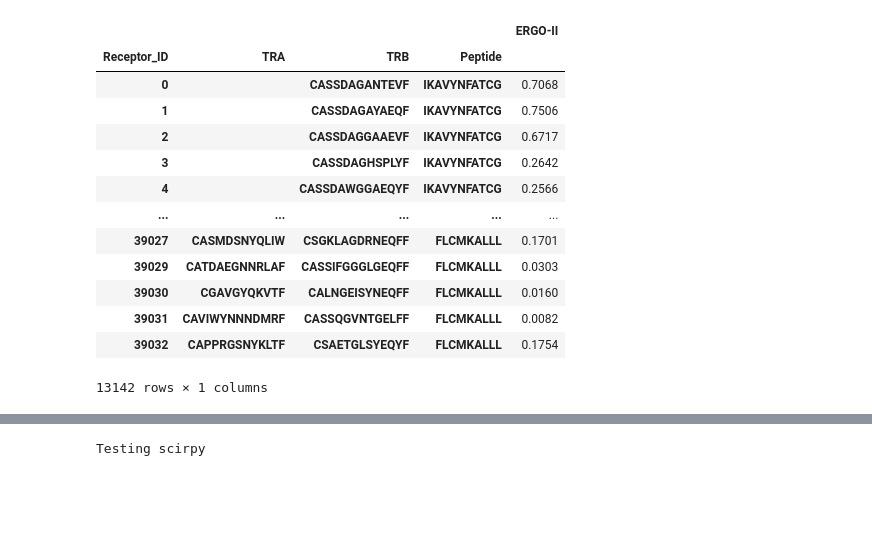
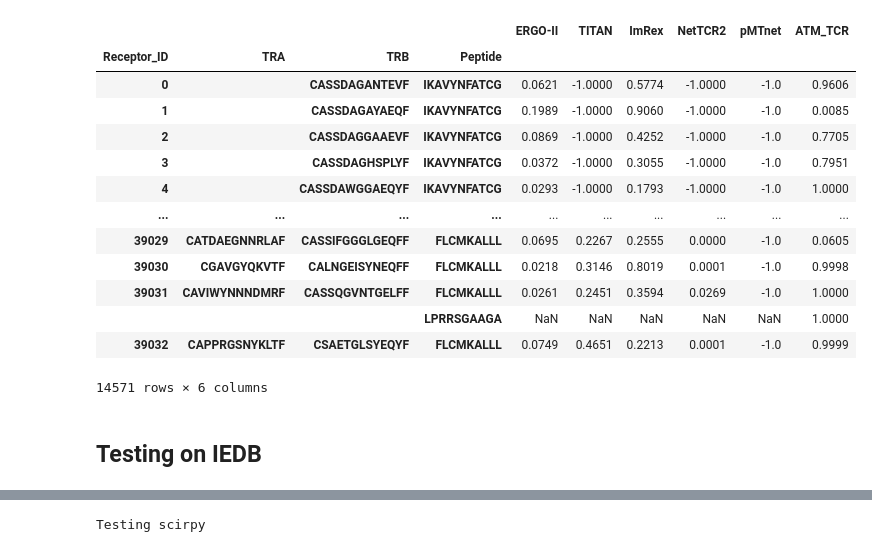
Before and after one commit to SchubertLab/epytope, a Jupyter notebook: Demo.ipynb, the cells around one changed output, grey strips where cells are left out. Cells and saved outputs as stored; diff of their text form; code cells hidden in the pictures; blank space fills up the shorter version.

```diff
--- a/Demo.ipynb
+++ b/Demo.ipynb
@@ -63,6 +100,14 @@ Test binding specificity for TCRs to the corresponding epitopes in the same pass
 # %%
 print("Testing on predefined dataset\n")
-mo.predict_from_dataset(repository= "/home/mahmoud/Documents/epytope/epytope/epytope/TCRSpecificityPrediction/Models/ERGO-II",
-                        df=dataset)
+outputs = []
+for m in TCRSpecificityPredictorFactory.available_methods():
+    mo = TCRSpecificityPredictorFactory(m)
+    outputs.append(mo.predict_from_dataset(df=dataset,
+                                           repository=repository[mo.name],
+                                           trained_on="vdjdb",
+                                           trained_model="/home/mahmoud/Documents/BA/TITAN/TITAN/public/trained_model",
+                                           nettcr_chain="b",
+                                           pMTnet_interpreter=pMTnet_interpreter))
+pd.concat(outputs, axis=1)
 # %% [output]
 Testing on predefined dataset
@@ -72,6 +119,15 @@ Testing on predefined dataset
 # %%
 print("Testing on vdjdb\n")
-mo.predict_from_dataset(repository= "/home/mahmoud/Documents/epytope/epytope/epytope/TCRSpecificityPrediction/Models/ERGO-II",
-                        path=vdjdb, source="vdjdb")
+outputs_vdj = []
+for m in TCRSpecificityPredictorFactory.available_methods():
+    mo = TCRSpecificityPredictorFactory(m)
+    outputs_vdj.append(mo.predict_from_dataset(path=vdjdb,
+                                           source="vdjdb",
+                                           repository=repository[mo.name],
+                                           trained_on="vdjdb",
+                                           trained_model="/home/mahmoud/Documents/BA/TITAN/TITAN/public/trained_model",
+                                           nettcr_chain="ab",
+                                           pMTnet_interpreter=pMTnet_interpreter))
+pd.concat(outputs_vdj, axis=1)
 # %% [output]
 Testing on vdjdb
@@ -92,5 +166,13 @@ Testing on vdjdb
 # %%
-print("Testing on McPAS\n")
-mo.predict_from_dataset(repository= "/home/mahmoud/Documents/epytope/epytope/epytope/TCRSpecificityPrediction/Models/ERGO-II",
-                        path=McPAS, source="mcpas")
+outputs_McPAS = []
+for m in TCRSpecificityPredictorFactory.available_methods():
+    mo = TCRSpecificityPredictorFactory(m)
+    outputs_McPAS.append(mo.predict_from_dataset(path=McPAS,
+                                           source="mcpas",
+                                           repository=repository[mo.name],
+                                           trained_on="vdjdb",
+                                           trained_model="/home/mahmoud/Documents/BA/TITAN/TITAN/public/trained_model",
+                                           nettcr_chain="ab",
+                                           pMTnet_interpreter=pMTnet_interpreter))
+pd.concat(outputs_McPAS, axis=1)
 # %% [output]
@@ -98,15 +196,17 @@ Testing on McPAS
-|  |  |  |  | ERGO-II |
-| Receptor_ID | TRA | TRB | Peptide |  |
-| 0 |  | CASSDAGANTEVF | IKAVYNFATCG | 0.7068 |
-| 1 |  | CASSDAGAYAEQF | IKAVYNFATCG | 0.7506 |
-| 2 |  | CASSDAGGAAEVF | IKAVYNFATCG | 0.6717 |
-| 3 |  | CASSDAGHSPLYF | IKAVYNFATCG | 0.2642 |
-| 4 |  | CASSDAWGGAEQYF | IKAVYNFATCG | 0.2566 |
-| ... | ... | ... | ... | ... |
-| 39027 | CASMDSNYQLIW | CSGKLAGDRNEQFF | FLCMKALLL | 0.1701 |
-| 39029 | CATDAEGNNRLAF | CASSIFGGGLGEQFF | FLCMKALLL | 0.0303 |
-| 39030 | CGAVGYQKVTF | CALNGEISYNEQFF | FLCMKALLL | 0.0160 |
-| 39031 | CAVIWYNNNDMRF | CASSQGVNTGELFF | FLCMKALLL | 0.0082 |
-| 39032 | CAPPRGSNYKLTF | CSAETGLSYEQYF | FLCMKALLL | 0.1754 |
+|  |  |  |  | ERGO-II | TITAN | ImRex | NetTCR2 | pMTnet | ATM_TCR |
+| Receptor_ID | TRA | TRB | Peptide |  |  |  |  |  |  |
+| 0 |  | CASSDAGANTEVF | IKAVYNFATCG | 0.0621 | -1.0000 | 0.5774 | -1.0000 | -1.0 | 0.9606 |
+| 1 |  | CASSDAGAYAEQF | IKAVYNFATCG | 0.1989 | -1.0000 | 0.9060 | -1.0000 | -1.0 | 0.0085 |
+| 2 |  | CASSDAGGAAEVF | IKAVYNFATCG | 0.0869 | -1.0000 | 0.4252 | -1.0000 | -1.0 | 0.7705 |
+| 3 |  | CASSDAGHSPLYF | IKAVYNFATCG | 0.0372 | -1.0000 | 0.3055 | -1.0000 | -1.0 | 0.7951 |
+| 4 |  | CASSDAWGGAEQYF | IKAVYNFATCG | 0.0293 | -1.0000 | 0.1793 | -1.0000 | -1.0 | 1.0000 |
+| ... | ... | ... | ... | ... | ... | ... | ... | ... | ... |
+| 39029 | CATDAEGNNRLAF | CASSIFGGGLGEQFF | FLCMKALLL | 0.0695 | 0.2267 | 0.2555 | 0.0000 | -1.0 | 0.0605 |
+| 39030 | CGAVGYQKVTF | CALNGEISYNEQFF | FLCMKALLL | 0.0218 | 0.3146 | 0.8019 | 0.0001 | -1.0 | 0.9998 |
+| 39031 | CAVIWYNNNDMRF | CASSQGVNTGELFF | FLCMKALLL | 0.0261 | 0.2451 | 0.3594 | 0.0269 | -1.0 | 1.0000 |
+|  |  |  | LPRRSGAAGA | NaN | NaN | NaN | NaN | NaN | 1.0000 |
+| 39032 | CAPPRGSNYKLTF | CSAETGLSYEQYF | FLCMKALLL | 0.0749 | 0.4651 | 0.2213 | 0.0001 | -1.0 | 0.9999 |
-13142 rows × 1 columns
+14571 rows × 6 columns
+# %% [markdown]
+## Testing on IEDB
 # %%
```
Also changed, not shown: parts of 16 cells of this notebook, 22 other files.
